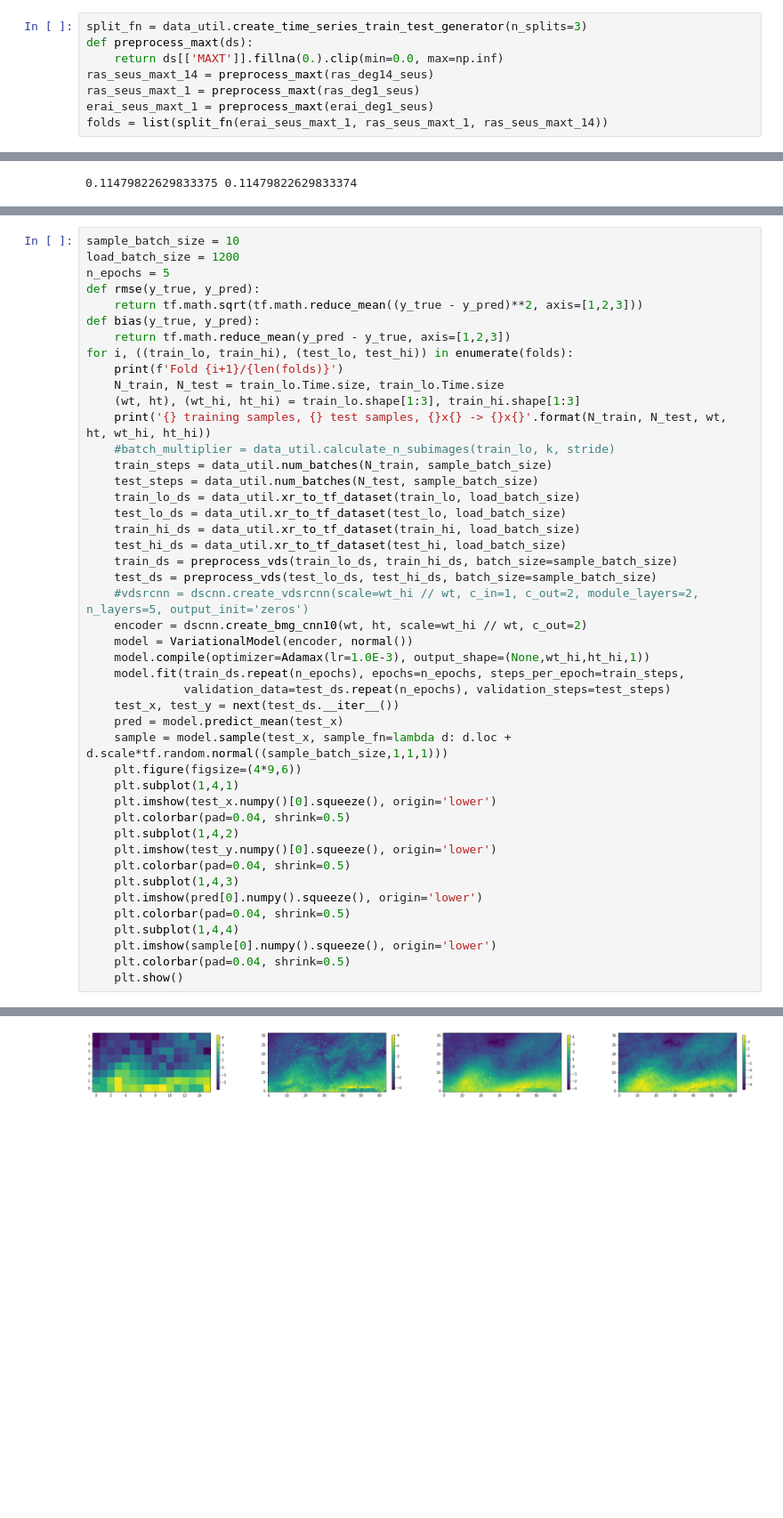
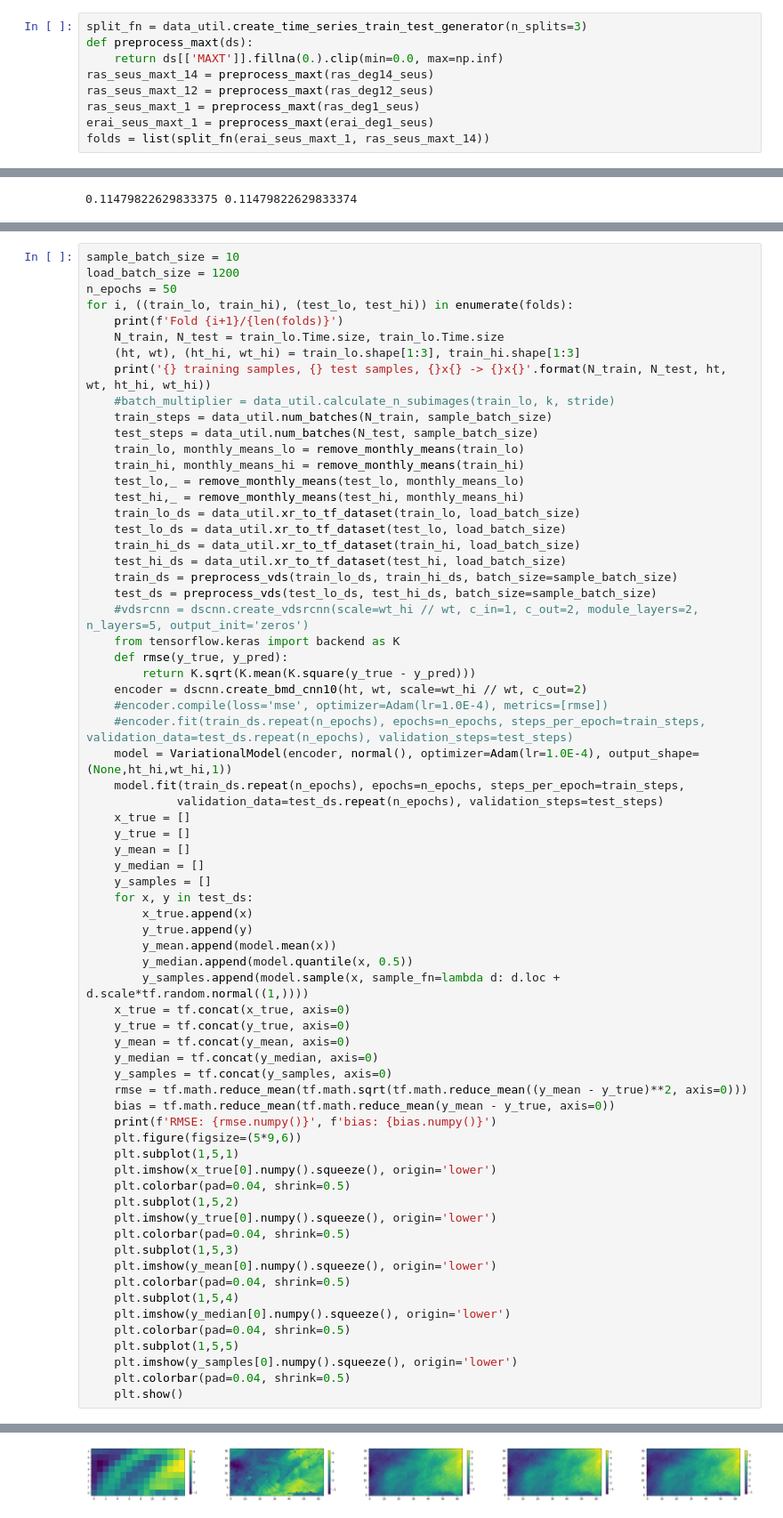
Before and after one commit to bgroenks96/generative-downscaling, a Jupyter notebook: downscaling-baselines.ipynb, the cells around one changed output, grey strips where cells are left out. Shown at 89% size. Cells and saved outputs as stored; diff of their text form; blank space fills up the shorter version.

```diff
--- a/downscaling-baselines.ipynb
+++ b/downscaling-baselines.ipynb
@@ -69,9 +63,10 @@ split_fn = data_util.create_time_series_train_test_generator(n_splits=3)
 def preprocess_maxt(ds):
     return ds[['MAXT']].fillna(0.).clip(min=0.0, max=np.inf)
 ras_seus_maxt_14 = preprocess_maxt(ras_deg14_seus)
+ras_seus_maxt_12 = preprocess_maxt(ras_deg12_seus)
 ras_seus_maxt_1 = preprocess_maxt(ras_deg1_seus)
 erai_seus_maxt_1 = preprocess_maxt(erai_deg1_seus)
-folds = list(split_fn(erai_seus_maxt_1, ras_seus_maxt_1, ras_seus_maxt_14))
+folds = list(split_fn(erai_seus_maxt_1, ras_seus_maxt_14))
 # %%
 def preprocess_vds(data_lo, data_hi, batch_size=100, buffer_size=1000, supervised=True):
     if supervised:
@@ -166,19 +161,19 @@ $f: X \rightarrow \Theta$, $\hat{y} \sim p(\Theta)$
 # %%
 sample_batch_size = 10
 load_batch_size = 1200
-n_epochs = 5
-def rmse(y_true, y_pred):
-    return tf.math.sqrt(tf.math.reduce_mean((y_true - y_pred)**2, axis=[1,2,3]))
-def bias(y_true, y_pred):
-    return tf.math.reduce_mean(y_pred - y_true, axis=[1,2,3])
+n_epochs = 50
 for i, ((train_lo, train_hi), (test_lo, test_hi)) in enumerate(folds):
     print(f'Fold {i+1}/{len(folds)}')
     N_train, N_test = train_lo.Time.size, train_lo.Time.size
-    (wt, ht), (wt_hi, ht_hi) = train_lo.shape[1:3], train_hi.shape[1:3]
-    print('{} training samples, {} test samples, {}x{} -> {}x{}'.format(N_train, N_test, wt, ht, wt_hi, ht_hi))
+    (ht, wt), (ht_hi, wt_hi) = train_lo.shape[1:3], train_hi.shape[1:3]
+    print('{} training samples, {} test samples, {}x{} -> {}x{}'.format(N_train, N_test, ht, wt, ht_hi, wt_hi))
     #batch_multiplier = data_util.calculate_n_subimages(train_lo, k, stride)
     train_steps = data_util.num_batches(N_train, sample_batch_size)
     test_steps = data_util.num_batches(N_test, sample_batch_size)
+    train_lo, monthly_means_lo = remove_monthly_means(train_lo)
+    train_hi, monthly_means_hi = remove_monthly_means(train_hi)
+    test_lo,_ = remove_monthly_means(test_lo, monthly_means_lo)
+    test_hi,_ = remove_monthly_means(test_hi, monthly_means_hi)
     train_lo_ds = data_util.xr_to_tf_dataset(train_lo, load_batch_size)
     test_lo_ds = data_util.xr_to_tf_dataset(test_lo, load_batch_size)
     train_hi_ds = data_util.xr_to_tf_dataset(train_hi, load_batch_size)
@@ -186,26 +181,49 @@ for i, ((train_lo, train_hi), (test_lo, test_hi)) in enumerate(folds):
     train_ds = preprocess_vds(train_lo_ds, train_hi_ds, batch_size=sample_batch_size)
     test_ds = preprocess_vds(test_lo_ds, test_hi_ds, batch_size=sample_batch_size)
     #vdsrcnn = dscnn.create_vdsrcnn(scale=wt_hi // wt, c_in=1, c_out=2, module_layers=2, n_layers=5, output_init='zeros')
-    encoder = dscnn.create_bmg_cnn10(wt, ht, scale=wt_hi // wt, c_out=2)
-    model = VariationalModel(encoder, normal())
-    model.compile(optimizer=Adamax(lr=1.0E-3), output_shape=(None,wt_hi,ht_hi,1))
+    from tensorflow.keras import backend as K
+    def rmse(y_true, y_pred):
+        return K.sqrt(K.mean(K.square(y_true - y_pred)))
+    encoder = dscnn.create_bmd_cnn10(ht, wt, scale=wt_hi // wt, c_out=2)
+    #encoder.compile(loss='mse', optimizer=Adam(lr=1.0E-4), metrics=[rmse])
+    #encoder.fit(train_ds.repeat(n_epochs), epochs=n_epochs, steps_per_epoch=train_steps, validation_data=test_ds.repeat(n_epochs), validation_steps=test_steps)
+    model = VariationalModel(encoder, normal(), optimizer=Adam(lr=1.0E-4), output_shape=(None,ht_hi,wt_hi,1))
     model.fit(train_ds.repeat(n_epochs), epochs=n_epochs, steps_per_epoch=train_steps,
-              validation_data=test_ds.repeat(n_epochs), validation_steps=test_steps)
-    test_x, test_y = next(test_ds.__iter__())
-    pred = model.predict_mean(test_x)
-    sample = model.sample(test_x, sample_fn=lambda d: d.loc + d.scale*tf.random.normal((sample_batch_size,1,1,1)))
-    plt.figure(figsize=(4*9,6))
-    plt.subplot(1,4,1)
-    plt.imshow(test_x.numpy()[0].squeeze(), origin='lower')
+             validation_data=test_ds.repeat(n_epochs), validation_steps=test_steps)
+    x_true = []
+    y_true = []
+    y_mean = []
+    y_median = []
+    y_samples = []
+    for x, y in test_ds:
+        x_true.append(x)
+        y_true.append(y)
+        y_mean.append(model.mean(x))
+        y_median.append(model.quantile(x, 0.5))
+        y_samples.append(model.sample(x, sample_fn=lambda d: d.loc + d.scale*tf.random.normal((1,))))
+    x_true = tf.concat(x_true, axis=0)
+    y_true = tf.concat(y_true, axis=0)
+    y_mean = tf.concat(y_mean, axis=0)
+    y_median = tf.concat(y_median, axis=0)
+    y_samples = tf.concat(y_samples, axis=0)
+    rmse = tf.math.reduce_mean(tf.math.sqrt(tf.math.reduce_mean((y_mean - y_true)**2, axis=0)))
+    bias = tf.math.reduce_mean(tf.math.reduce_mean(y_mean - y_true, axis=0))
+    print(f'RMSE: {rmse.numpy()}', f'bias: {bias.numpy()}')
+    plt.figure(figsize=(5*9,6))
+    plt.subplot(1,5,1)
+    plt.imshow(x_true[0].numpy().squeeze(), origin='lower')
     plt.colorbar(pad=0.04, shrink=0.5)
-    plt.subplot(1,4,2)
-    plt.imshow(test_y.numpy()[0].squeeze(), origin='lower')
+    plt.subplot(1,5,2)
+    plt.imshow(y_true[0].numpy().squeeze(), origin='lower')
     plt.colorbar(pad=0.04, shrink=0.5)
-    plt.subplot(1,4,3)
-    plt.imshow(pred[0].numpy().squeeze(), origin='lower')
+    plt.subplot(1,5,3)
+    plt.imshow(y_mean[0].numpy().squeeze(), origin='lower')
     plt.colorbar(pad=0.04, shrink=0.5)
-    plt.subplot(1,4,4)
-    plt.imshow(sample[0].numpy().squeeze(), origin='lower')
+    plt.subplot(1,5,4)
+    plt.imshow(y_median[0].numpy().squeeze(), origin='lower')
+    plt.colorbar(pad=0.04, shrink=0.5)
+    plt.subplot(1,5,5)
+    plt.imshow(y_samples[0].numpy().squeeze(), origin='lower')
     plt.colorbar(pad=0.04, shrink=0.5)
     plt.show()
 # %% [output]
@@ -214 +233 @@ Fold 1/3
-[figure, old version]
+[figure, new version]
```
Also changed, not shown: parts of 5 cells of this notebook, 23 other files.
